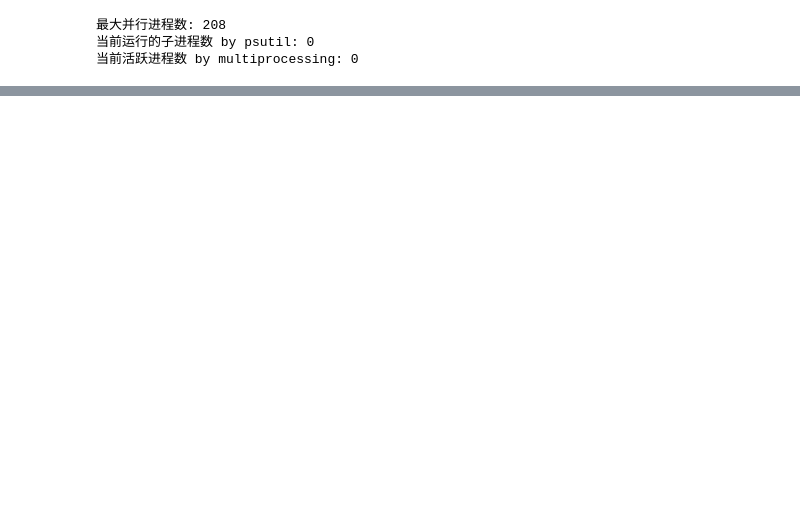
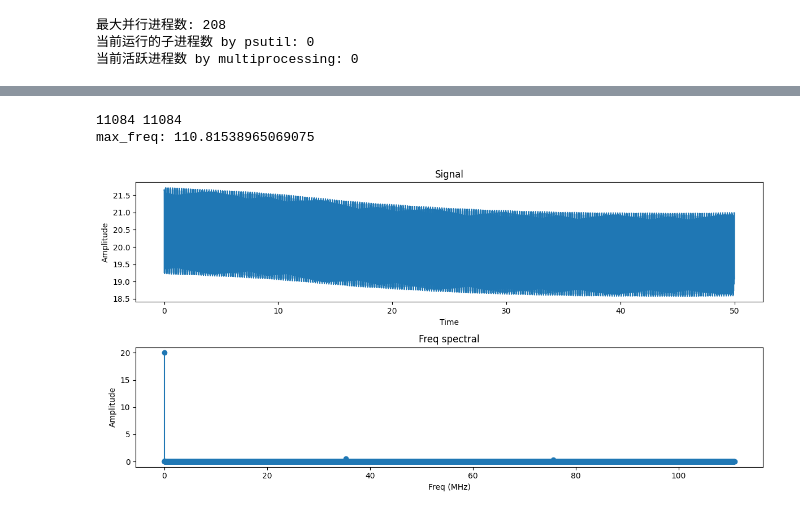
Before and after one commit to ylctql/ion-dynamic-simulation, a Jupyter notebook: src/field.ipynb, the cells around one changed output, grey strips where cells are left out. Saved outputs shown, nothing was run; the diff lists cells and outputs as text; code cells hidden in the pictures; blank space fills up the shorter version.

Commit message:
Analyse the modes of 10000 ion crystals

```diff
--- a/src/field.ipynb
+++ b/src/field.ipynb
@@ -129,0 +218,64 @@ with ProcessPoolExecutor() as executor:
+# %%
+# Sequence analyse
+import numpy as np
+import os
+
+dir_path = "../data_cache/ion_pos/10000/"
+items = os.listdir(dir_path)
+# 仅统计文件（排除子文件夹）
+files = [item for item in items if os.path.isfile(os.path.join(dir_path, item))]
+Nf = len(files)
+print(Nf, Nf//2*2)
+Dt = configure.dt*1e6
+seq = np.zeros(Nf//2*2)
+Nth = 0
+ax_ion = 0
+for idx in range(Nf):
+    timestamp = idx//2
+    if idx//2 == 0:
+        real_t = timestamp
+    else:
+        real_t = timestamp+0.5
+    _time = real_t*Dt
+    # consider 0th ion
+    try:
+        r = np.load(dir_path+"timestamp%d&time%.3fus.npy"%(timestamp, _time))
+    except:
+        print(idx)
+        break
+    seq[idx] = r[Nth, ax_ion]    # Nth ion's motion on ax_ion's direction
+t_seq = Dt/2*np.arange(Nf)
+
+fs = 2/Dt # Sampling frequency
+freq = np.fft.fft(seq)
+Ns = len(freq)
+freqs = np.fft.fftfreq(Ns, 1/fs)  # 频率轴
+magnitude = np.abs(freq) / Ns  # 幅度谱（归一化）
+
+# 只绘制正频率部分
+half_Ns = Ns // 2
+freqs = freqs[:half_Ns]
+magnitude = magnitude[:half_Ns]
+
+print("max_freq:", max(freqs))
+
+# 绘制时域信号
+plt.figure(figsize=(12, 6))
+plt.subplot(2, 1, 1)
+plt.plot(t_seq, seq)
+plt.title("Signal")
+plt.xlabel("Time")
+plt.ylabel("Amplitude")
+
+# 绘制频域幅度谱
+plt.subplot(2, 1, 2)
+plt.stem(freqs, magnitude, basefmt=" ")
+plt.title("Freq spectral")
+plt.xlabel("Freq (MHz)")
+plt.ylabel("Amplitude")
+plt.tight_layout()
+plt.show()
+# %% [output]
+11084 11084
+max_freq: 110.81538965069075
+[figure, added]
```
Also changed, not shown: parts of 4 cells of this notebook, 8 other files.
